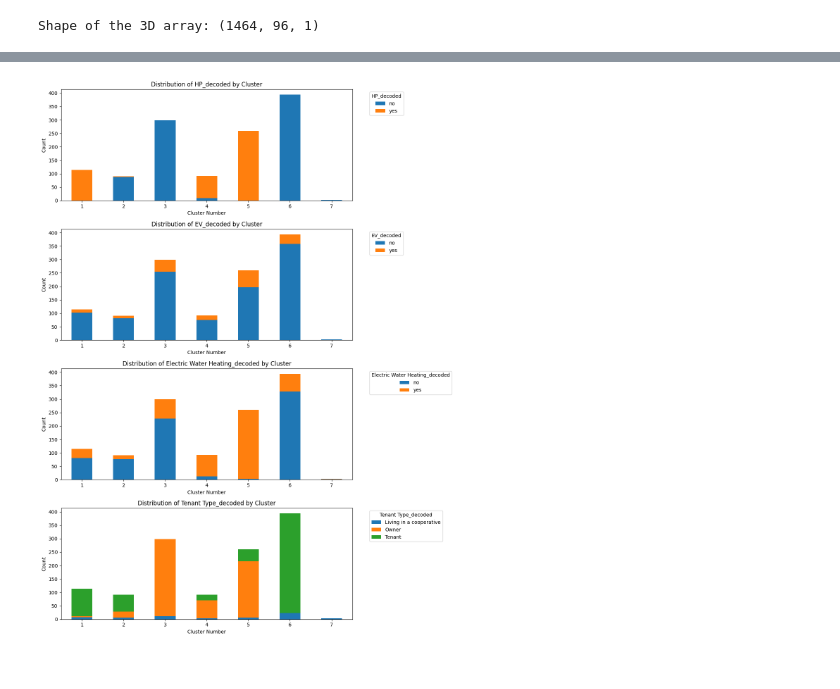
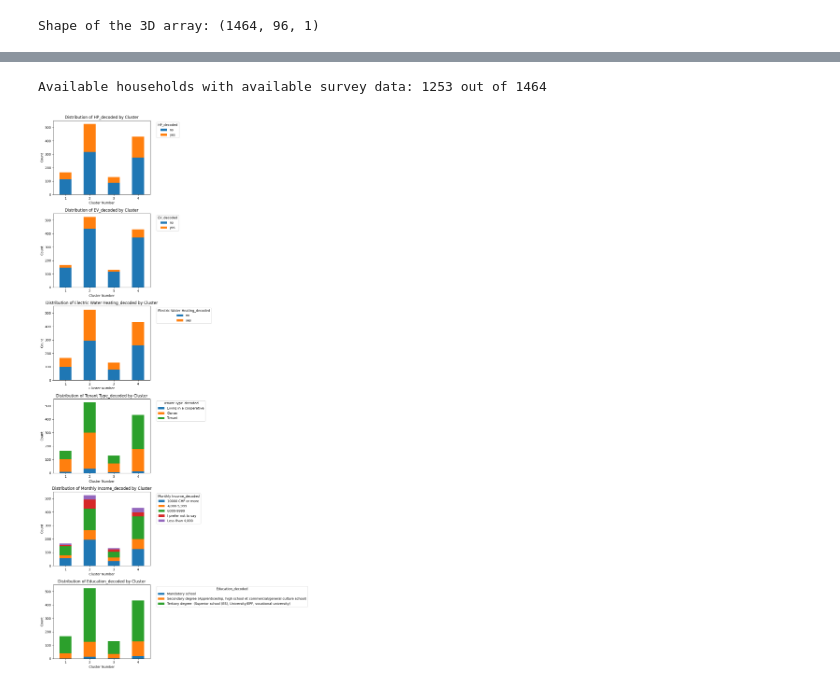
Before and after one commit to jasigrist/Customer_Segmentation_Lantern, a Jupyter notebook: kPrototypes_Clustering.ipynb, the cells around one changed output, grey strips where cells are left out. Saved outputs shown, nothing was run; the diff lists cells and outputs as text; code cells hidden in the pictures.

```diff
--- a/kPrototypes_Clustering.ipynb
+++ b/kPrototypes_Clustering.ipynb
@@ -58,19 +60,23 @@ file_path = "/Users/jansigrist/Documents/SP/Customer_Segmentation_Lantern/DATA/S
 survey_df = pd.read_excel(file_path, skiprows=4, nrows=n_samples, header=None)
 
 # Columns to extract as survey features: heat pump, EV, electrical heating of hot water
-cols_to_extract = [144, 145, 146, 131]
+cols_to_extract = [144, 145, 146, 131, 128, 129]
 
 # First, create the categorical objects for each survey column
 cat1 = survey_df.iloc[:, cols_to_extract[0]].astype('category')
 cat2 = survey_df.iloc[:, cols_to_extract[1]].astype('category')
 cat3 = survey_df.iloc[:, cols_to_extract[2]].astype('category')
 cat4 = survey_df.iloc[:, cols_to_extract[3]].astype('category')
+cat5 = survey_df.iloc[:, cols_to_extract[4]].astype('category')
+cat6 = survey_df.iloc[:, cols_to_extract[5]].astype('category')
 
 # You already have the integer codes stored in these arrays:
 survey_array1 = cat1.cat.codes.to_numpy()
 survey_array2 = cat2.cat.codes.to_numpy()
 survey_array3 = cat3.cat.codes.to_numpy()
 survey_array4 = cat4.cat.codes.to_numpy()
+survey_array5 = cat5.cat.codes.to_numpy()
+survey_array6 = cat6.cat.codes.to_numpy()
 
 # Number of samples and timestamps in your existing data_3d
 n_samples, n_timestamps, n_features = data_3d.shape
@@ -80,15 +86,17 @@ assert len(survey_array1) == n_samples
 assert len(survey_array2) == n_samples
 assert len(survey_array3) == n_samples
 assert len(survey_array4) == n_samples
+assert len(survey_array5) == n_samples
+assert len(survey_array6) == n_samples
 
 # 2. Flatten the numeric time series part (assuming original consumption feature is index 0)
 time_series_numeric = data_3d[:, :, 0].reshape(n_samples, n_timestamps)
 
 # 3. Stack survey arrays to shape (n_samples, 3) as categorical features
-survey_features = np.stack([survey_array1, survey_array2, survey_array3, survey_array4], axis=1)
+survey_features = np.stack([survey_array1, survey_array2, survey_array3, survey_array4, survey_array5, survey_array6], axis=1)
 
 # 4. Combine numeric + categorical features horizontally
 combined_data = np.hstack([time_series_numeric, survey_features])
 
-print(combined_data[:5, -4:])  # Print first 5 rows of the last 3 columns (survey features)
+print(combined_data[:5, -5:])  # Print first 5 rows of the last 3 columns (survey features)
 # %% [output]
@@ -127,7 +135,7 @@ categorical_indices = list(range(combined_data.shape[1] - 3, combined_data.shape
 
 # 6. Initialize and run K-Prototypes clustering
 kproto = KPrototypes(
-    n_clusters=7,
+    n_clusters=4,
     init='Cao',
     verbose=0,
     max_iter=200,
@@ -170,7 +178,9 @@ df = pd.DataFrame({
     'HP': survey_array1,                  # 0/1 integer (e.g., "Has Heat Pump")
     'EV': survey_array2,                  # 0/1 integer (e.g., "Has EV")
     'Electric Water Heating': survey_array3,  # 0/1 integer
-    'Tenant Type': survey_array4
+    'Tenant Type': survey_array4,
+    'Monthly Income_decoded': survey_array5,
+    'Education_decoded' : survey_array6
 })
 
 def decode_codes_with_na(codes, categories, na_label="NaN"):
@@ -186,41 +196,46 @@ df['Tenant Type_decoded'] = decode_codes_with_na(df['Tenant Type'], cat4.cat.cat
 df['HP_decoded'] = decode_codes_with_na(df['HP'], cat1.cat.categories, na_label="NaN")
 df['EV_decoded'] = decode_codes_with_na(df['EV'], cat2.cat.categories, na_label="NaN")
 df['Electric Water Heating_decoded'] = decode_codes_with_na(df['Electric Water Heating'], cat3.cat.categories, na_label="NaN")
+df['Monthly Income_decoded'] = decode_codes_with_na(df['Monthly Income_decoded'], cat5.cat.categories, na_label="NaN")
+df['Education_decoded'] = decode_codes_with_na(df['Education_decoded'], cat6.cat.categories, na_label="NaN")
 
 #print(df)
 # %%
 # Columns to check for 'NaN' string
-decoded_cols = ['HP_decoded', 'EV_decoded', 'Electric Water Heating_decoded', 'Tenant Type_decoded']
+decoded_cols = ['HP_decoded', 'EV_decoded', 'Electric Water Heating_decoded', 'Tenant Type_decoded', 'Monthly Income_decoded', 'Education_decoded']
 
 # Filter out rows where any decoded column has 'NaN'
 df_cleaned = df[~df[decoded_cols].isin(['NaN']).any(axis=1)]
 
-#print(df_cleaned)
+
+print(f'Available households with available survey data: {len(df_cleaned)} out of {len(df)}')
+# %% [output]
+Available households with available survey data: 1253 out of 1464
 # %%
-cat_columns = ['HP_decoded', 'EV_decoded', 'Electric Water Heating_decoded', 'Tenant Type_decoded']
+cat_columns = ['HP_decoded', 'EV_decoded', 'Electric Water Heating_decoded', 'Tenant Type_decoded', 'Monthly Income_decoded', 'Education_decoded']
 n_features = len(cat_columns)
 
 fig, axes = plt.subplots(n_features, 1, figsize=(12, 4 * n_features))
 
 for i, feature in enumerate(cat_columns):
     ax = axes[i]
 
     # Group and pivot data for the plot
     counts = df_cleaned.groupby(['cluster', feature]).size().unstack(fill_value=0)
 
     # Plot stacked bar chart
     counts.plot(kind='bar', stacked=True, ax=ax)
 
     # Titles and axis labels
     ax.set_title(f'Distribution of {feature} by Cluster')
     ax.set_ylabel('Count')
     ax.set_xlabel('Cluster Number')
 
     # Rotate x-axis tick labels by 90 degrees
     ax.set_xticklabels(ax.get_xticklabels(), rotation=-0)
     ax.legend(title=feature, bbox_to_anchor=(1.05, 1), loc='upper left')
 
 plt.tight_layout()
 plt.show()
 # %% [output]
-[figure, old version]
+[figure, new version]
```
Also changed, not shown: parts of 10 cells of this notebook, 18 other files.
